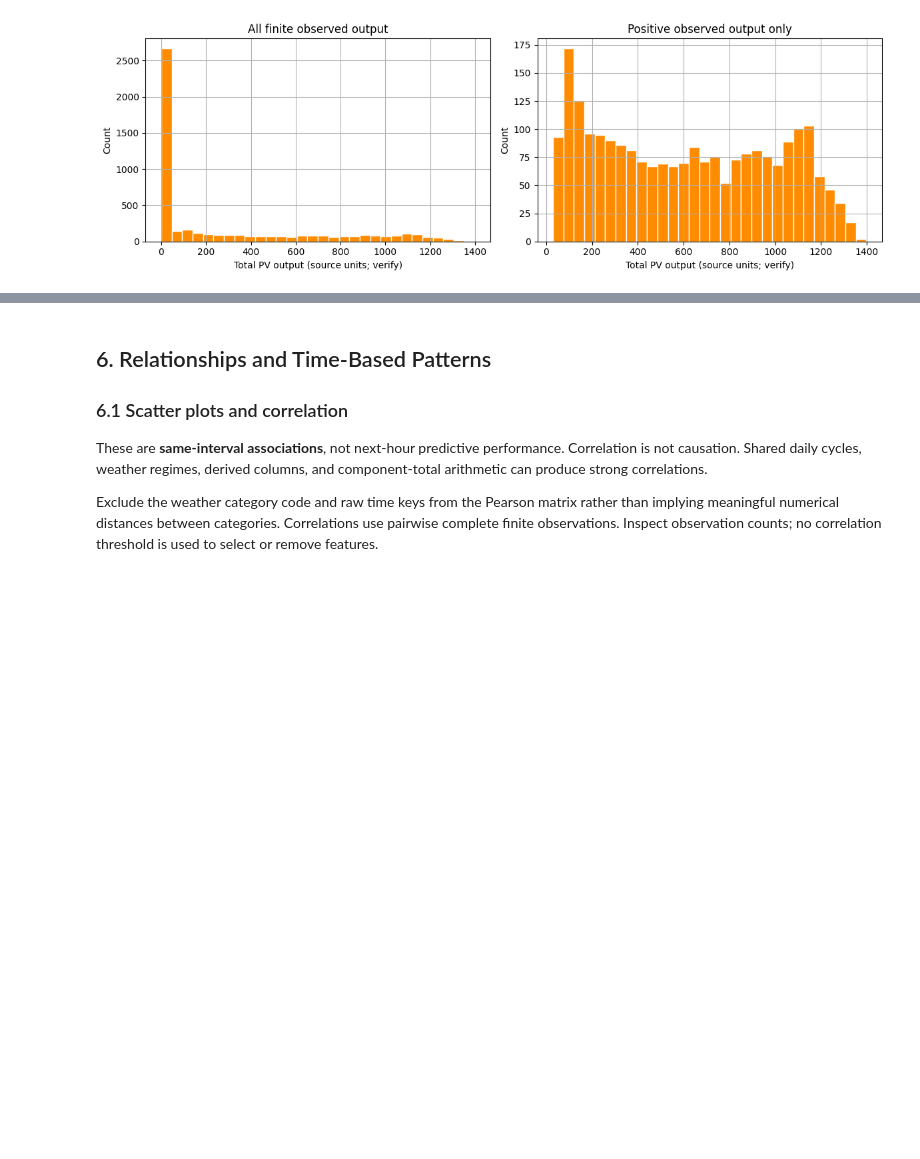
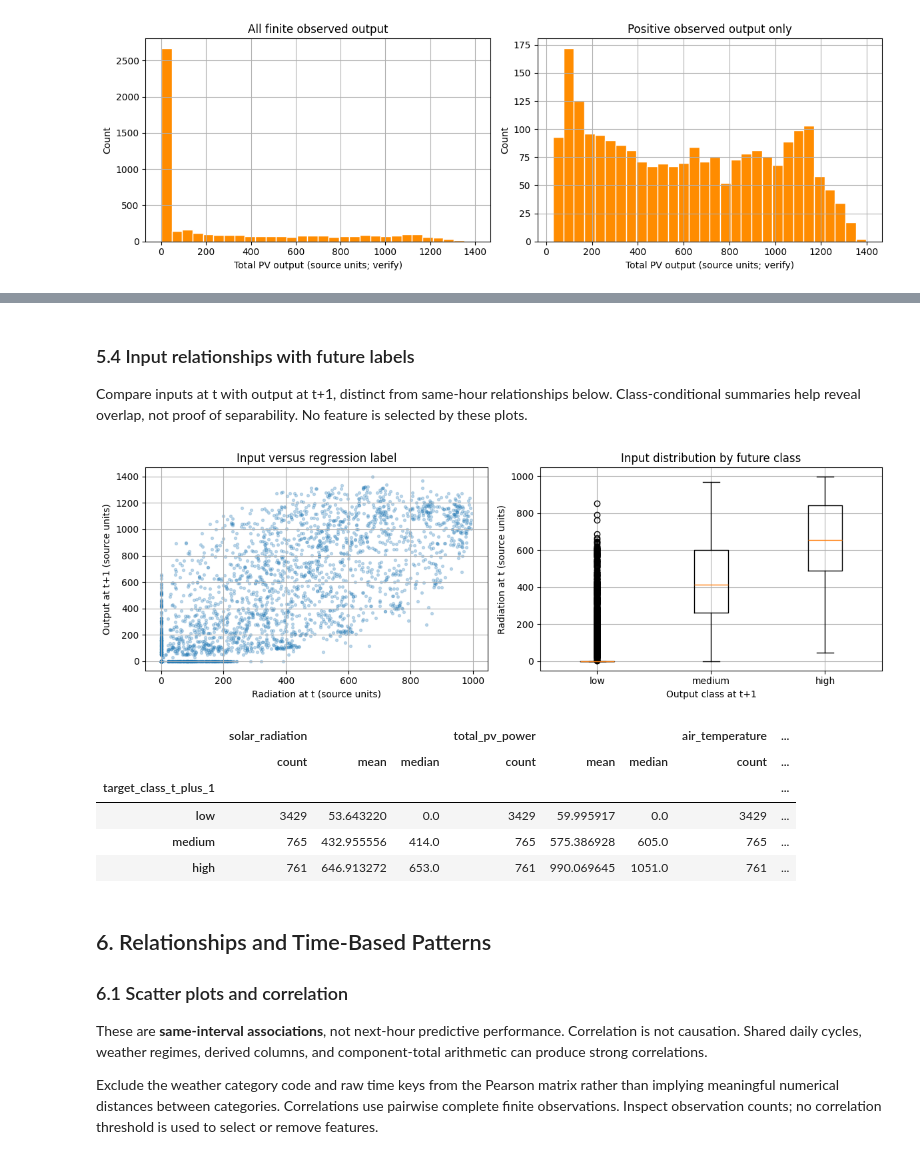
Before and after one commit to SepehrShakibi/applied-ml-dl-for-photovoltaics-with-python, a Jupyter notebook: 03_data_preprocessing/03_03_dataset_understanding_and_eda_pv_time_series.ipynb, the cells around one changed output, grey strips where cells are left out. Drawn from its saved outputs; the diff is of its cells as text; code cells hidden in the pictures; blank space fills up the shorter version.

```diff
--- a/03_data_preprocessing/03_03_dataset_understanding_and_eda_pv_time_series.ipynb
+++ b/03_data_preprocessing/03_03_dataset_understanding_and_eda_pv_time_series.ipynb
@@ -527,3 +557,25 @@ plt.show()
+# %% [markdown]
+### 5.4 Input relationships with future labels
+Compare inputs at t with output at t+1, distinct from same-hour relationships below. Class-conditional summaries help reveal overlap, not proof of separability. No feature is selected by these plots.
+# %%
+fig, axes = plt.subplots(1, 2, figsize=(12, 4))
+axes[0].scatter(train_data["solar_radiation"], train_data[TARGET_REG], s=8, alpha=0.25)
+axes[0].set(xlabel="Radiation at t (source units)", ylabel="Output at t+1 (source units)", title="Input versus regression label")
+groups = [train_data.loc[train_data[TARGET_CLS].eq(label), "solar_radiation"].dropna() for label in class_order]
+axes[1].boxplot(groups)
+axes[1].set_xticks(range(1, len(class_order) + 1), class_order)
+axes[1].set(xlabel="Output class at t+1", ylabel="Radiation at t (source units)", title="Input distribution by future class")
+plt.tight_layout()
+plt.show()
+display(train_data.groupby(TARGET_CLS)[["solar_radiation", "total_pv_power", "air_temperature"]].agg(["count", "mean", "median"]).reindex(class_order))
+# %% [output]
+[figure, added]
+|  | solar_radiation |  |  | total_pv_power |  |  | air_temperature | ... |
+|  | count | mean | median | count | mean | median | count | ... |
+| target_class_t_plus_1 |  |  |  |  |  |  |  | ... |
+| low | 3429 | 53.643220 | 0.0 | 3429 | 59.995917 | 0.0 | 3429 | ... |
+| medium | 765 | 432.955556 | 414.0 | 765 | 575.386928 | 605.0 | 765 | ... |
+| high | 761 | 646.913272 | 653.0 | 761 | 990.069645 | 1051.0 | 761 | ... |
 # %% [markdown]
 ## 6. Relationships and Time-Based Patterns
 ### 6.1 Scatter plots and correlation
```
Also changed, not shown: parts of 22 cells of this notebook.
